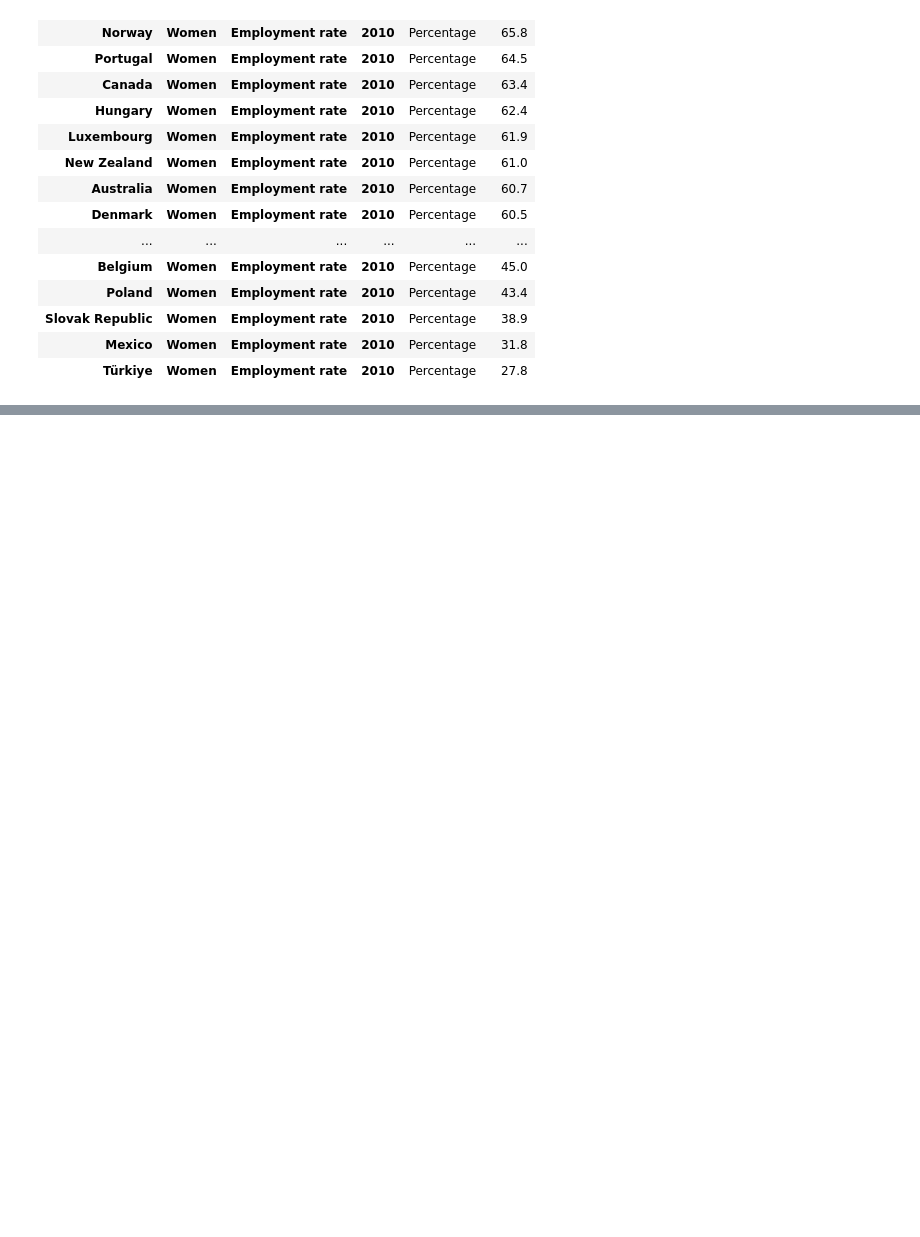
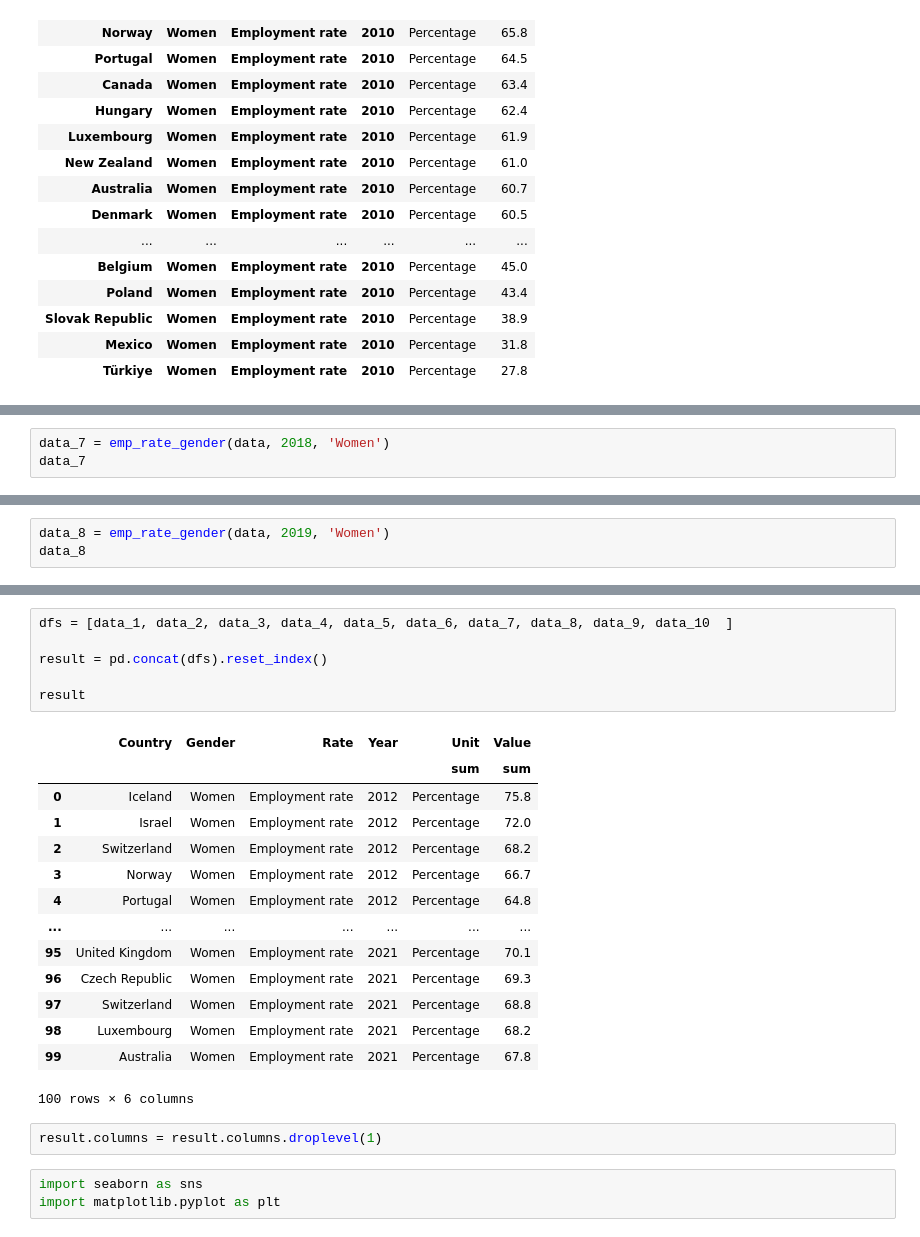
Before and after one commit to sergioabz/mid_project, a Jupyter notebook: notebooks/Final_Question_Analysis_midbootcamp_project.ipynb, the cells around one changed output, grey strips where cells are left out. Drawn from its saved outputs; the diff is of its cells as text; blank space fills up the shorter version.

```diff
--- a/notebooks/Final_Question_Analysis_midbootcamp_project.ipynb
+++ b/notebooks/Final_Question_Analysis_midbootcamp_project.ipynb
@@ -110,0 +195,3 @@ max_immi2
+# %%
+data_7 = emp_rate_gender(data, 2018, 'Women')
+data_7
@@ -110,0 +212,3 @@ max_immi2
+# %%
+data_8 = emp_rate_gender(data, 2019, 'Women')
+data_8
@@ -110,0 +263,26 @@ max_immi2
+# %%
+dfs = [data_1, data_2, data_3, data_4, data_5, data_6, data_7, data_8, data_9, data_10  ]
+
+result = pd.concat(dfs).reset_index()
+
+result
+# %% [output]
+|  | Country | Gender | Rate | Year | Unit | Value |
+|  |  |  |  |  | sum | sum |
+| 0 | Iceland | Women | Employment rate | 2012 | Percentage | 75.8 |
+| 1 | Israel | Women | Employment rate | 2012 | Percentage | 72.0 |
+| 2 | Switzerland | Women | Employment rate | 2012 | Percentage | 68.2 |
+| 3 | Norway | Women | Employment rate | 2012 | Percentage | 66.7 |
+| 4 | Portugal | Women | Employment rate | 2012 | Percentage | 64.8 |
+| ... | ... | ... | ... | ... | ... | ... |
+| 95 | United Kingdom | Women | Employment rate | 2021 | Percentage | 70.1 |
+| 96 | Czech Republic | Women | Employment rate | 2021 | Percentage | 69.3 |
+| 97 | Switzerland | Women | Employment rate | 2021 | Percentage | 68.8 |
+| 98 | Luxembourg | Women | Employment rate | 2021 | Percentage | 68.2 |
+| 99 | Australia | Women | Employment rate | 2021 | Percentage | 67.8 |
+100 rows × 6 columns
+# %%
+result.columns = result.columns.droplevel(1)
+# %%
+import seaborn as sns
+import matplotlib.pyplot as plt
```
Also changed, not shown: parts of 16 cells of this notebook.
